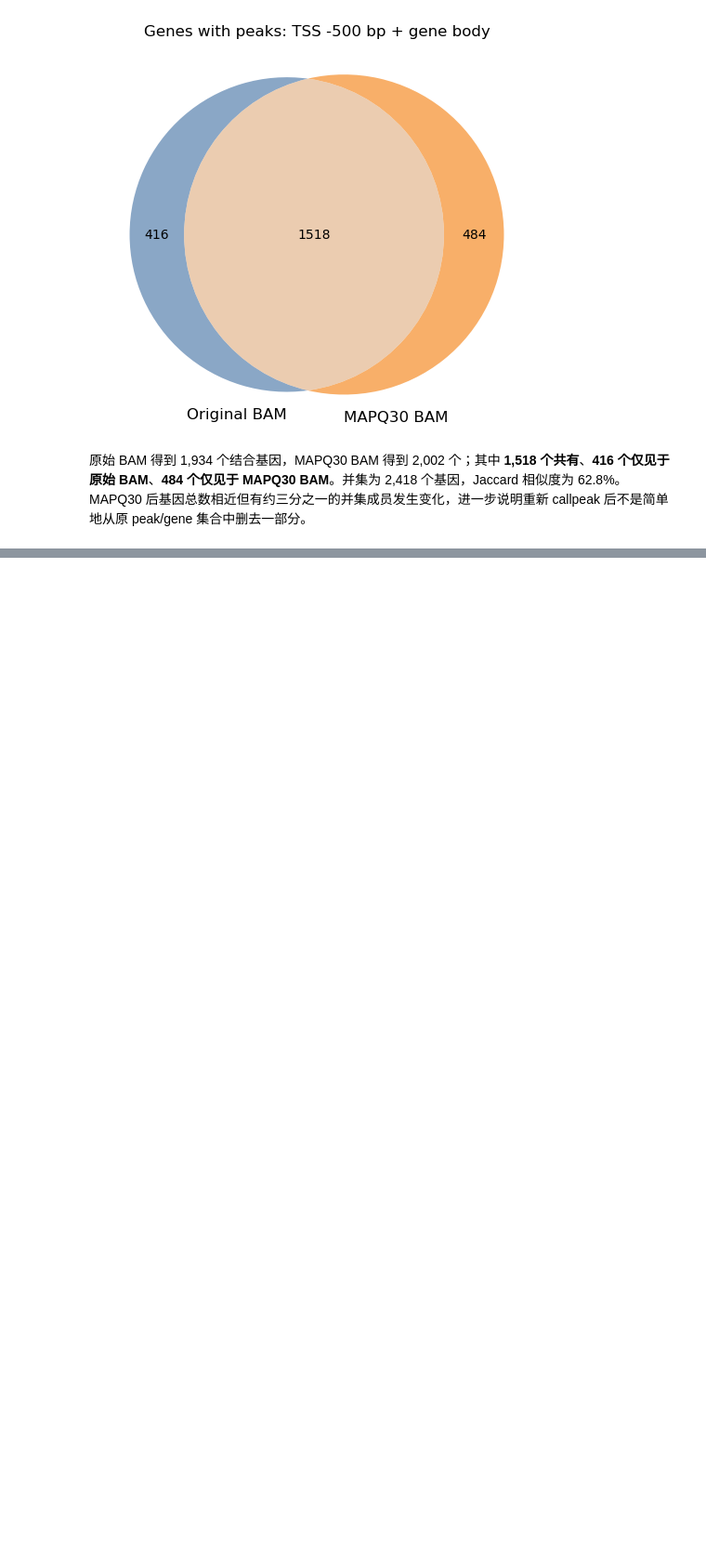
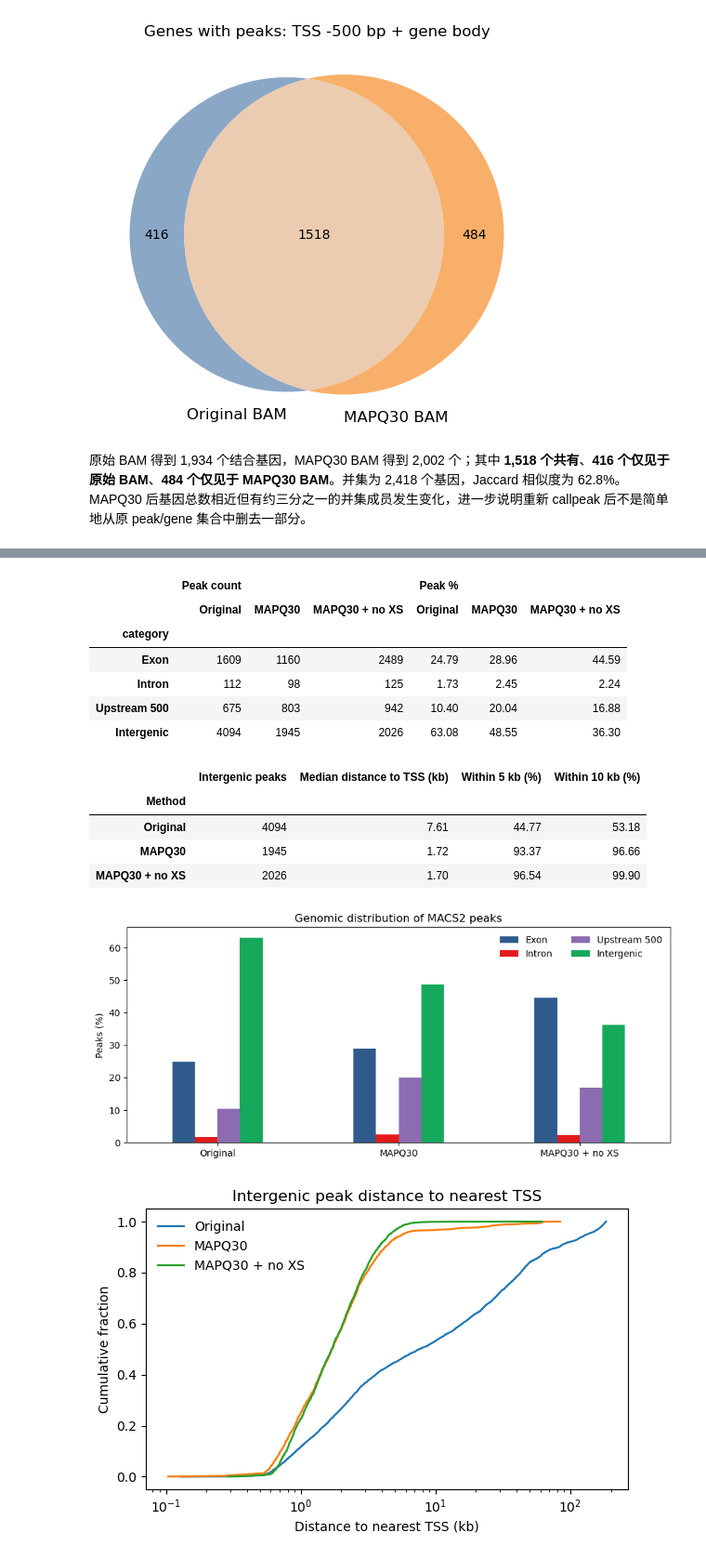
Before and after one commit to pengyfCR7/BAF60_ChIPseq_downstream_analyse_notebooks, a Jupyter notebook: inspect_BAF60_matrix.ipynb, the cells around one changed output, grey strips where cells are left out. Shown at 93% size. Cells and saved outputs as stored; diff of their text form; code cells hidden in the pictures; blank space fills up the shorter version.

```diff
--- a/inspect_BAF60_matrix.ipynb
+++ b/inspect_BAF60_matrix.ipynb
@@ -511,0 +562,48 @@ plt.tight_layout()
+# %%
+three_category_counts = pd.DataFrame({
+    name: table['category'].value_counts().reindex(categories, fill_value=0)
+    for name, table in method_peaks.items()
+})
+three_category_percent = three_category_counts / three_category_counts.sum(axis=0) * 100
+display(pd.concat({'Peak count': three_category_counts, 'Peak %': three_category_percent.round(2)}, axis=1))
+
+ax = three_category_percent.T.loc[method_order].plot.bar(figsize=(9, 4), color=colors)
+ax.set(xlabel='', ylabel='Peaks (%)', title='Genomic distribution of MACS2 peaks')
+ax.tick_params(axis='x', rotation=0)
+ax.legend(frameon=False, ncol=2)
+plt.tight_layout()
+
+three_distance = {name: nearest_tss_distances(table[table['category'] == 'Intergenic'])
+                  for name, table in method_peaks.items()}
+distance_summary = pd.DataFrame([{
+    'Method': name, 'Intergenic peaks': len(values),
+    'Median distance to TSS (kb)': np.median(values) / 1000,
+    'Within 5 kb (%)': (values <= 5000).mean() * 100,
+    'Within 10 kb (%)': (values <= 10000).mean() * 100
+} for name, values in three_distance.items()]).set_index('Method')
+display(distance_summary.round(2))
+
+fig, ax = plt.subplots(figsize=(6, 4))
+for name in method_order:
+    values = np.sort(three_distance[name] / 1000)
+    ax.plot(values, np.arange(1, len(values) + 1) / len(values), label=name)
+ax.set_xscale('log')
+ax.set(xlabel='Distance to nearest TSS (kb)', ylabel='Cumulative fraction',
+       title='Intergenic peak distance to nearest TSS')
+ax.legend(frameon=False)
+plt.tight_layout()
+# %% [output]
+|  | Peak count |  |  | Peak % |  |  |
+|  | Original | MAPQ30 | MAPQ30 + no XS | Original | MAPQ30 | MAPQ30 + no XS |
+| category |  |  |  |  |  |  |
+| Exon | 1609 | 1160 | 2489 | 24.79 | 28.96 | 44.59 |
+| Intron | 112 | 98 | 125 | 1.73 | 2.45 | 2.24 |
+| Upstream 500 | 675 | 803 | 942 | 10.40 | 20.04 | 16.88 |
+| Intergenic | 4094 | 1945 | 2026 | 63.08 | 48.55 | 36.30 |
+|  | Intergenic peaks | Median distance to TSS (kb) | Within 5 kb (%) | Within 10 kb (%) |
+| Method |  |  |  |  |
+| Original | 4094 | 7.61 | 44.77 | 53.18 |
+| MAPQ30 | 1945 | 1.72 | 93.37 | 96.66 |
+| MAPQ30 + no XS | 2026 | 1.70 | 96.54 | 99.90 |
+[figure, added]
+[figure, added]
```
Also changed, not shown: parts of 6 cells of this notebook.
